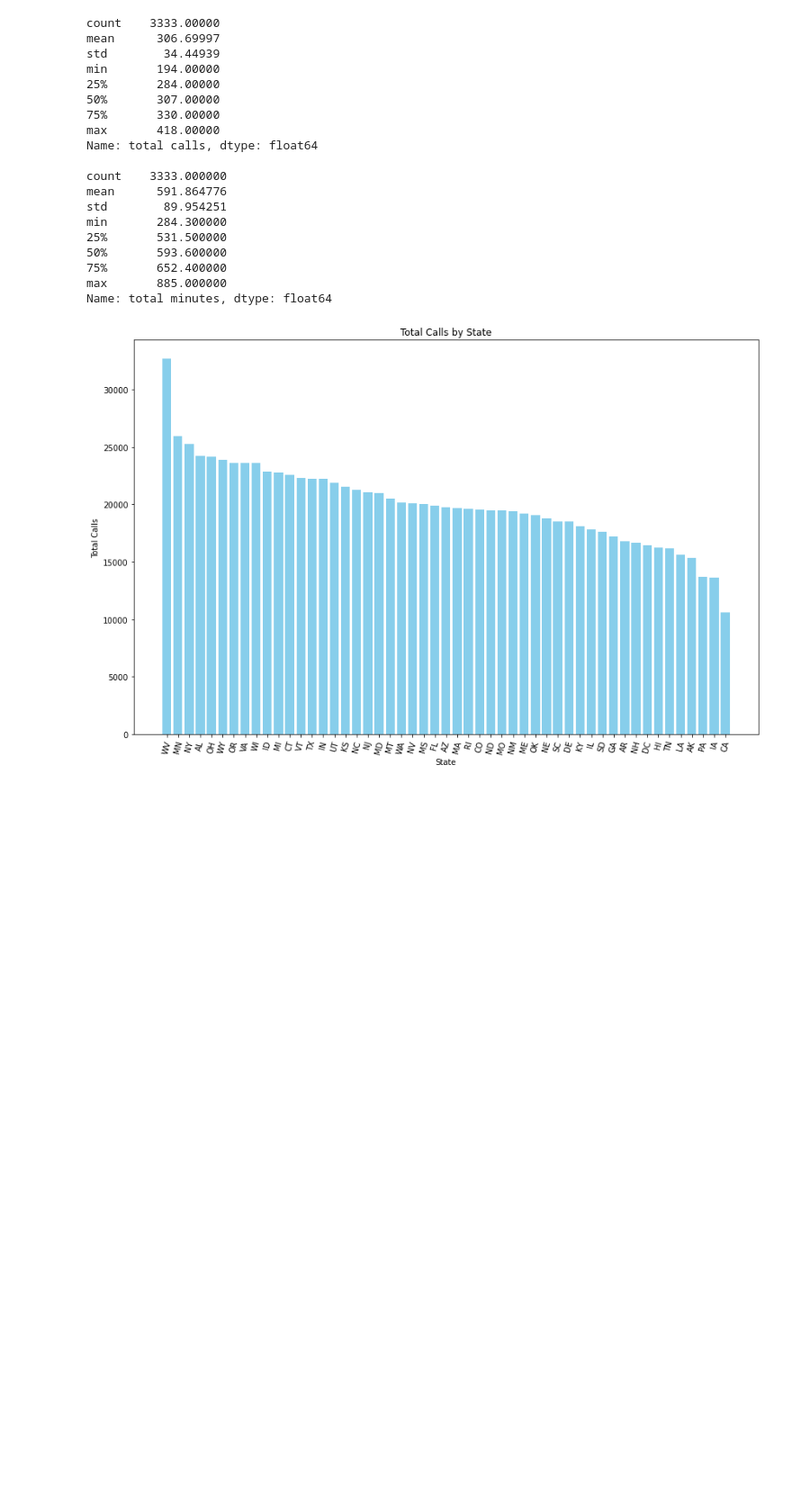
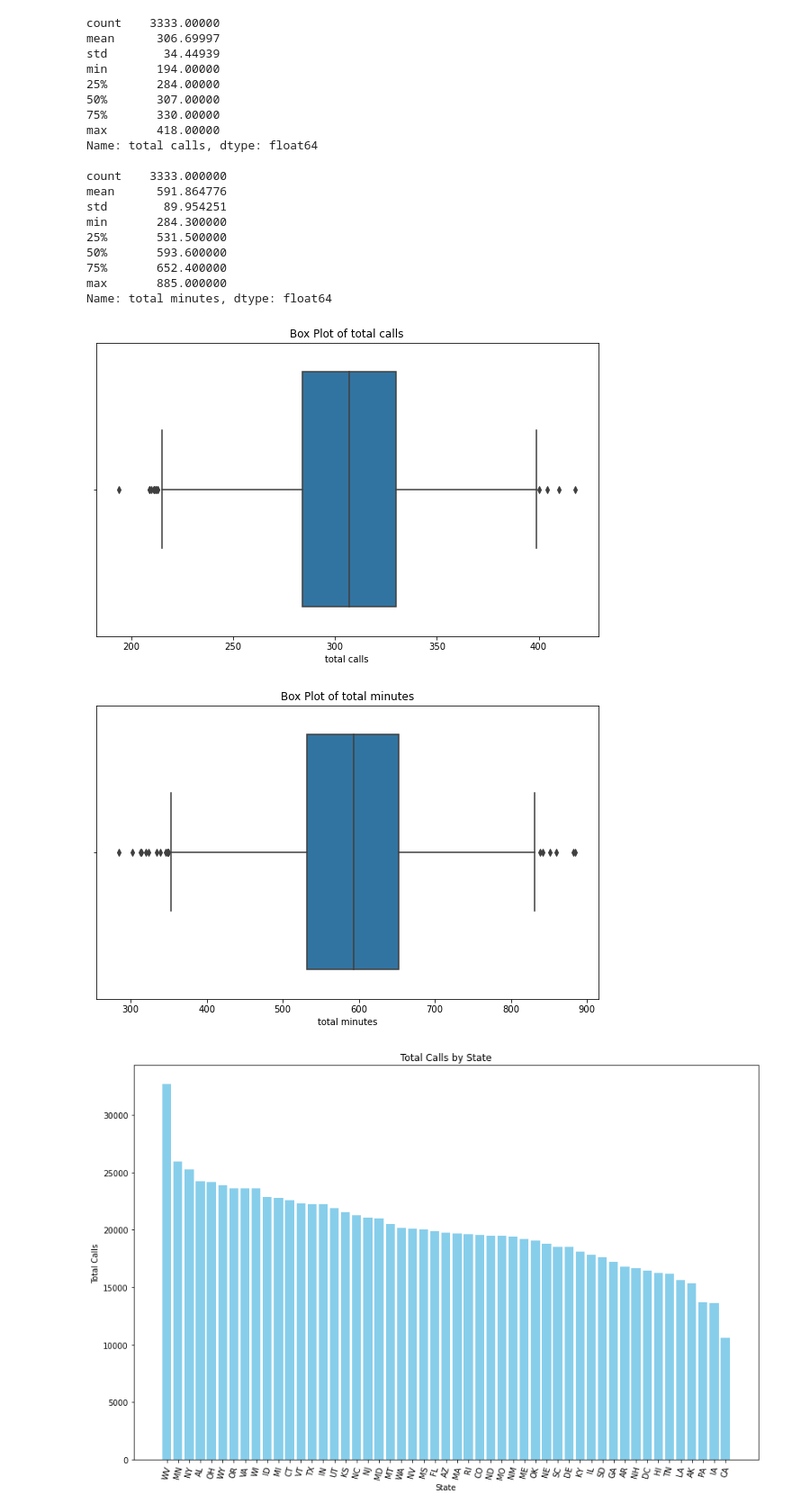
Before and after one commit to CessNgunjiri/dsc-phase-3-project, a Jupyter notebook: student.ipynb, the cells around one changed output. Shown at 90% size. Drawn from its saved outputs; the diff is of its cells as text; code cells hidden in the pictures; blank space fills up the shorter version.

```diff
--- a/student.ipynb
+++ b/student.ipynb
@@ -233,6 +237,20 @@ min       284.300000
 75%       652.400000
 max       885.000000
 Name: total minutes, dtype: float64
+# %%
+import matplotlib.pyplot as plt
+import seaborn as sns
+
+# Plotting box plots for numerical features
+numerical_features = ['total calls', 'total minutes']
+for feature in numerical_features:
+    plt.figure(figsize=(10, 6))
+    sns.boxplot(x=data[feature])
+    plt.title(f'Box Plot of {feature}')
+    plt.show()
+# %% [output]
+[figure, added]
+[figure, added]
 # %%
 import pandas as pd
 import matplotlib.pyplot as plt
```
Also changed, not shown: parts of 20 cells of this notebook, 2 other files.
